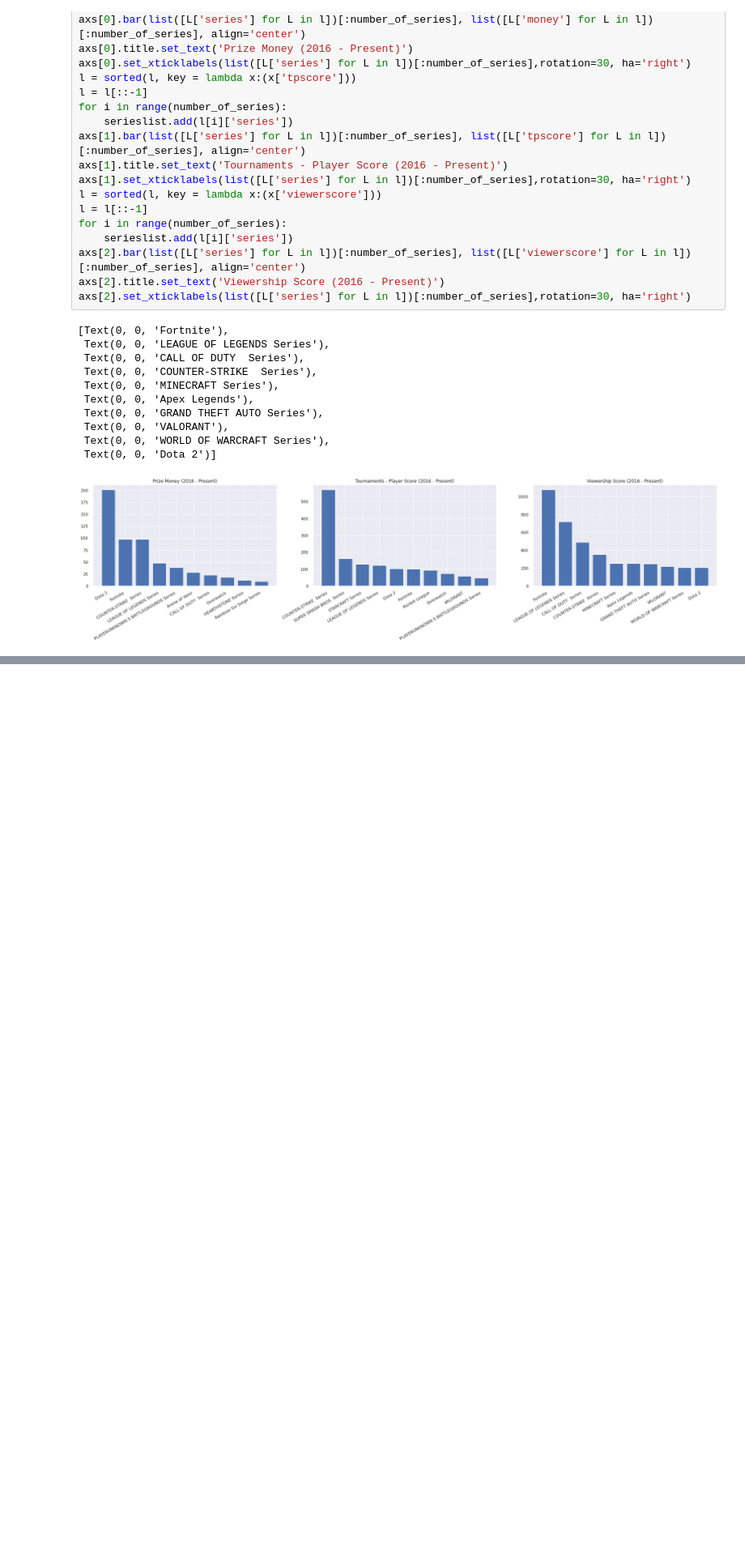
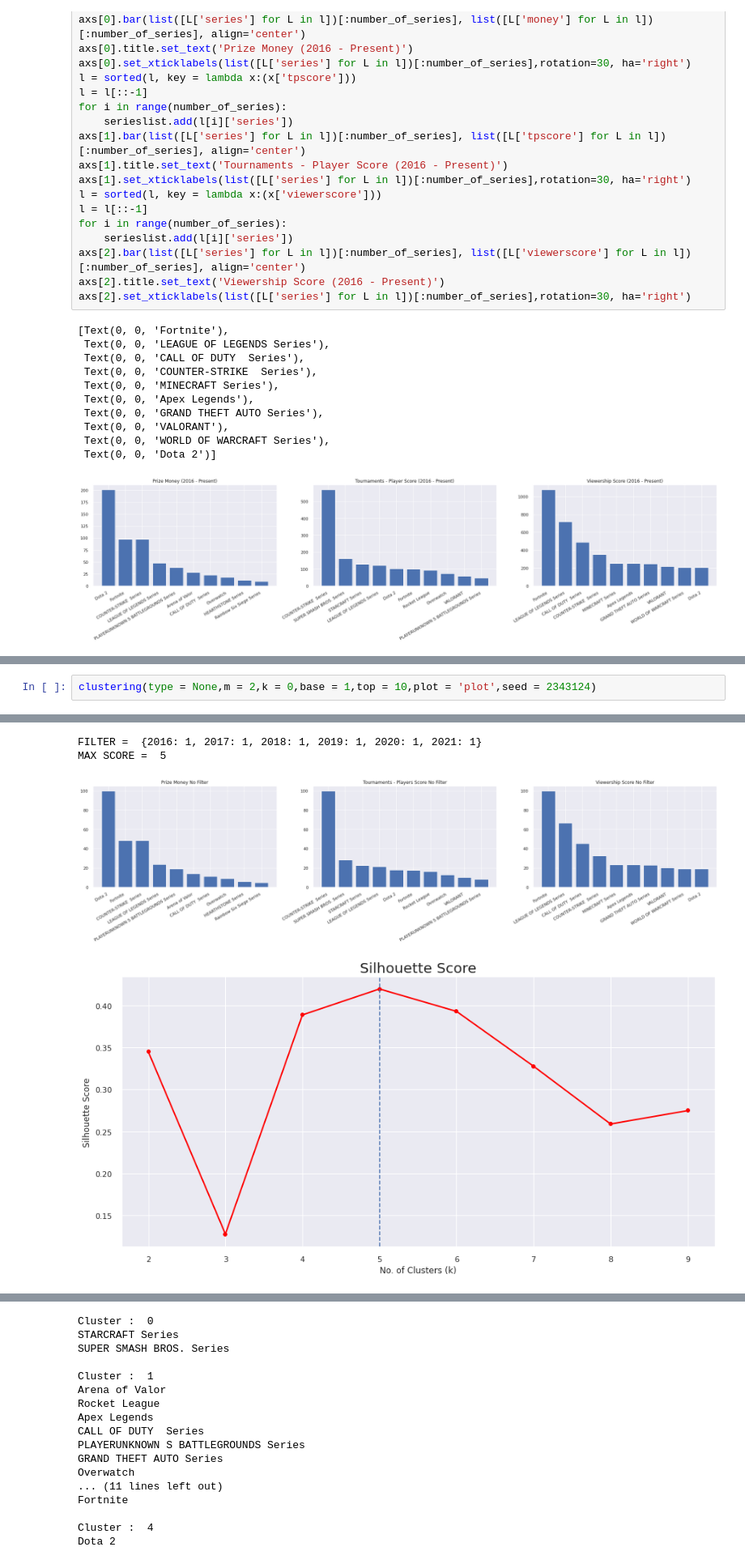
Before and after one commit to markerxz/games-popularity-analysis, a Jupyter notebook: esp.ipynb, the cells around one changed output, grey strips where cells are left out. Shown at 81% size. Drawn from its saved outputs; the diff is of its cells as text; blank space fills up the shorter version.

```diff
--- a/esp.ipynb
+++ b/esp.ipynb
@@ -1411,0 +1684,3 @@ axs[2].set_xticklabels(list([L['series'] for L in l])[:number_of_series],rotatio
+# %%
+clustering(type = None,m = 2,k = 0,base = 1,top = 10,plot = 'plot',seed = 2343124)
+# %% [output]
@@ -1411,0 +1688,4 @@ axs[2].set_xticklabels(list([L['series'] for L in l])[:number_of_series],rotatio
+FILTER =  {2016: 1, 2017: 1, 2018: 1, 2019: 1, 2020: 1, 2021: 1}
+MAX SCORE =  5
+[figure, added]
+[figure, added]
@@ -1411,0 +1693,17 @@ axs[2].set_xticklabels(list([L['series'] for L in l])[:number_of_series],rotatio
+Cluster :  0
+STARCRAFT Series
+SUPER SMASH BROS. Series
+
+Cluster :  1
+Arena of Valor
+Rocket League
+Apex Legends
+CALL OF DUTY  Series
+PLAYERUNKNOWN S BATTLEGROUNDS Series
+GRAND THEFT AUTO Series
+Overwatch
+... (11 lines left out)
+Fortnite
+
+Cluster :  4
+Dota 2
```
Also changed, not shown: parts of 10 cells of this notebook.
